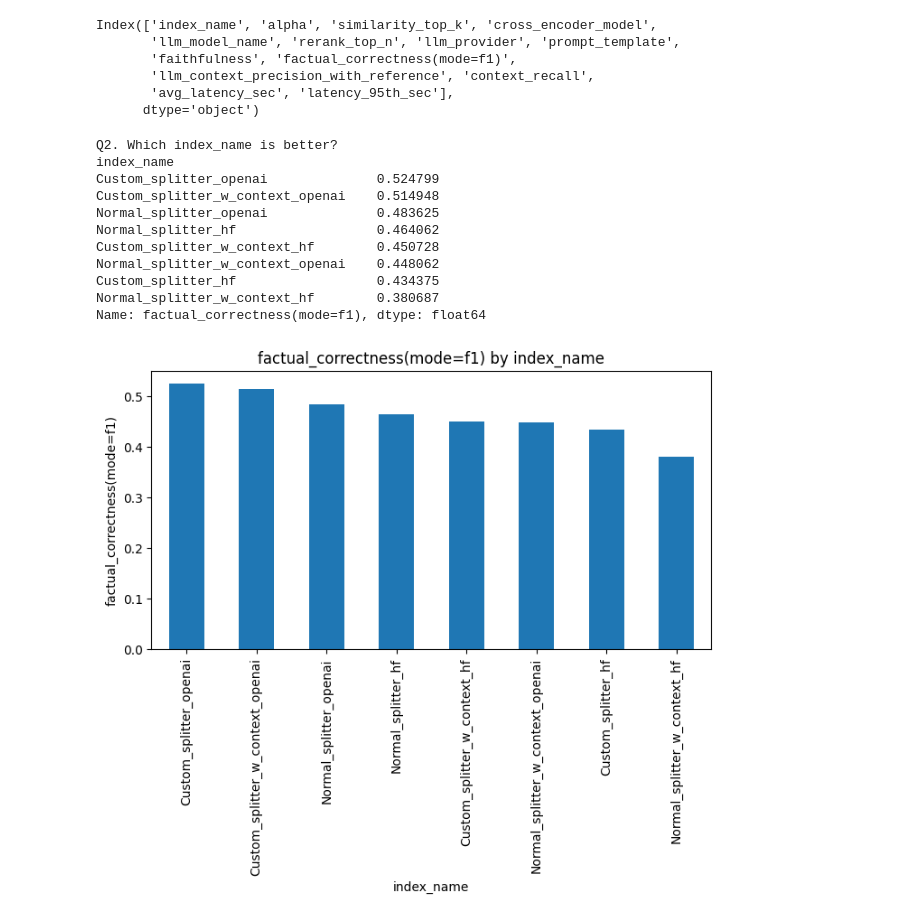
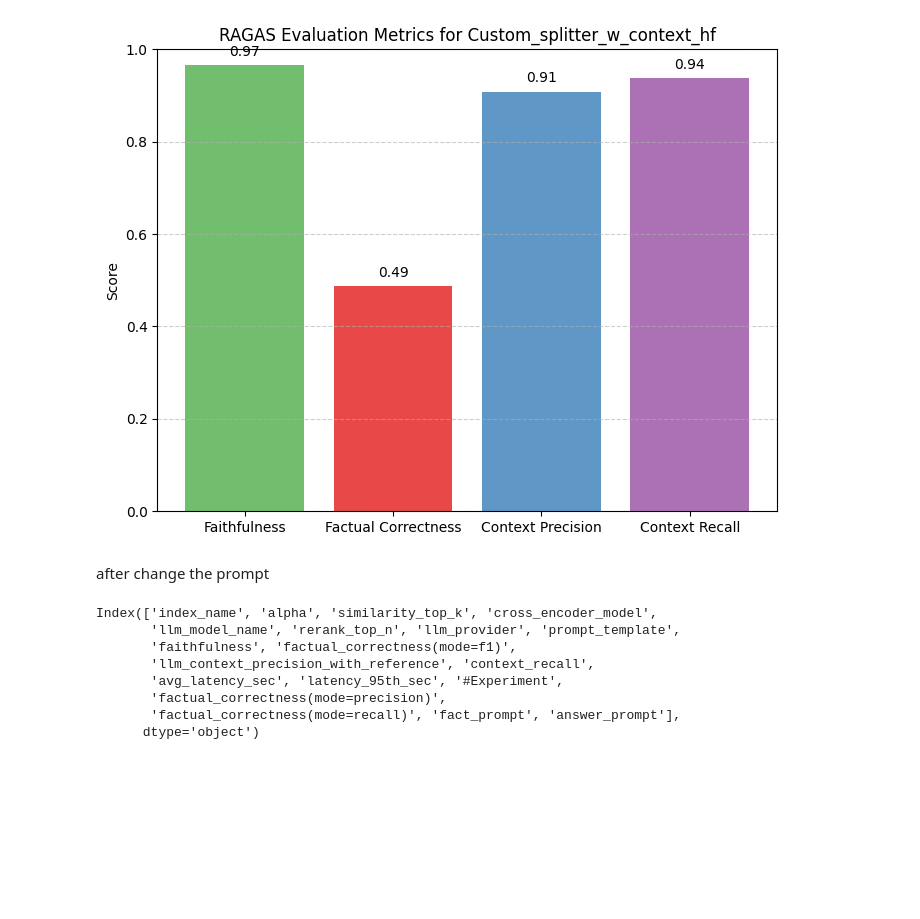
Before and after one commit to ATTIC-TOURS/rag, a Jupyter notebook: rag_experiments_analysis.ipynb, the cells around one changed output. Cells and saved outputs as stored; diff of their text form; code cells hidden in the pictures; blank space fills up the shorter version.

Commit message:
add experiment results

```diff
--- a/rag_experiments_analysis.ipynb
+++ b/rag_experiments_analysis.ipynb
@@ -1,6 +3,7 @@
 # %%
 import pandas as pd
 import matplotlib.pyplot as plt
+from pprint import pprint
 
 # Load experiment results
 RESULTS_FILE = "rag_experiment_results.csv"
@@ -11,7 +14,7 @@ df["cross_encoder_model"] = df["cross_encoder_model"].fillna("no reranker")
 def best_overall(df, metric="factual_correctness(mode=f1)"):
     """Return best parameters based on a target metric."""
     best_row = df.sort_values(metric, ascending=False).iloc[0]
-    return best_row.to_dict()
+    return best_row
 
 def compare_groups(df, group_col, metric="factual_correctness(mode=f1)"):
     """Compare mean metric per group (e.g., index_name, reranker)."""
@@ -39,0 +68,11 @@ Q1b. Best parameters overall (by context_recall):
+# %%
+# conditions
+custom_splitter_hf = df['index_name'] == 'Custom_splitter_w_context_hf'
+context_recall_condition = df['context_recall'] > 0.8
+context_precision_condition = df['llm_context_precision_with_reference'] > 0.9
+
+df["#Experiment"] = df["#Experiment"].fillna(1)
+target_df = df[df["#Experiment"] == 1]
+
+result = target_df[custom_splitter_hf & context_recall_condition & context_precision_condition]
+pprint(best_overall(result).to_dict())
@@ -40,3 +136,32 @@ Q1b. Best parameters overall (by context_recall):
+# %%
+result_params = best_overall(result).to_dict()
+
+# Your metrics dictionary
+metrics = {
+    "Faithfulness": result_params['faithfulness'],
+    "Factual Correctness": result_params['factual_correctness(mode=f1)'],
+    "Context Precision": result_params['llm_context_precision_with_reference'],
+    "Context Recall": result_params['context_recall']
+}
+
+# Bar plot
+plt.figure(figsize=(8,6))
+plt.bar(metrics.keys(), metrics.values(), color=["#4daf4a", "#e41a1c", "#377eb8", "#984ea3"], alpha=0.8)
+
+plt.title("RAGAS Evaluation Metrics for Custom_splitter_w_context_hf")
+plt.ylabel("Score")
+plt.ylim(0, 1)  # since all metrics are proportions
+plt.grid(axis="y", linestyle="--", alpha=0.6)
+
+# Annotate values on top of bars
+for i, (metric, value) in enumerate(metrics.items()):
+    plt.text(i, value + 0.02, f"{value:.2f}", ha="center", fontsize=10)
+
+plt.show()
+# %% [output]
+[figure, added]
+# %% [markdown]
+after change the prompt
 # %%
 df.columns
 # %% [output]
@@ -44,23 +169,7 @@ Index(['index_name', 'alpha', 'similarity_top_k', 'cross_encoder_model',
        'llm_model_name', 'rerank_top_n', 'llm_provider', 'prompt_template',
        'faithfulness', 'factual_correctness(mode=f1)',
        'llm_context_precision_with_reference', 'context_recall',
-       'avg_latency_sec', 'latency_95th_sec'],
+       'avg_latency_sec', 'latency_95th_sec', '#Experiment',
+       'factual_correctness(mode=precision)',
+       'factual_correctness(mode=recall)', 'fact_prompt', 'answer_prompt'],
       dtype='object')
-# %%
-# --- Q2. Best index_name (splitter + embedding) ---
-print("\nQ2. Which index_name is better?")
-print(compare_groups(df, "index_name"))
-plot_group(df, "index_name")
-# %% [output]
-Q2. Which index_name is better?
-index_name
-Custom_splitter_openai              0.524799
-Custom_splitter_w_context_openai    0.514948
-Normal_splitter_openai              0.483625
-Normal_splitter_hf                  0.464062
-Custom_splitter_w_context_hf        0.450728
-Normal_splitter_w_context_openai    0.448062
-Custom_splitter_hf                  0.434375
-Normal_splitter_w_context_hf        0.380687
-Name: factual_correctness(mode=f1), dtype: float64
-[figure, removed]
```
Also changed, not shown: parts of 44 cells of this notebook, 6 other files.
